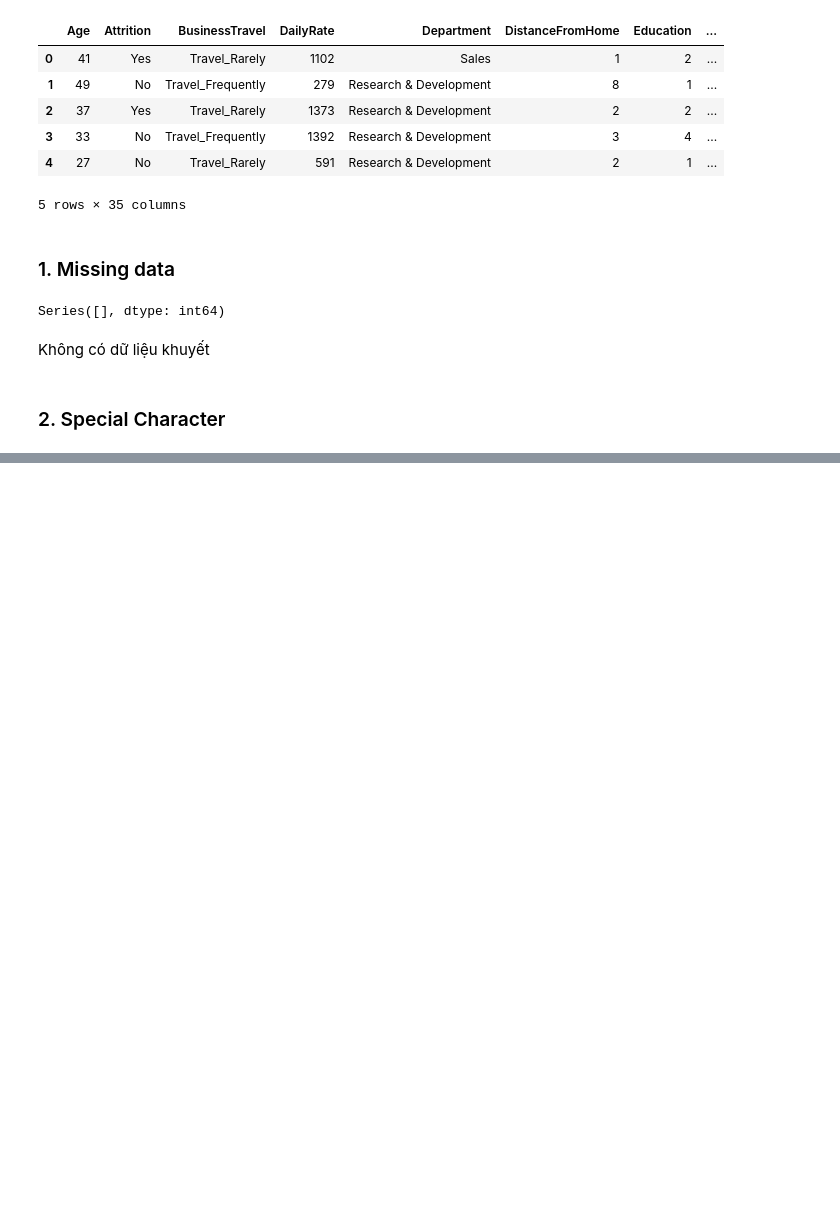
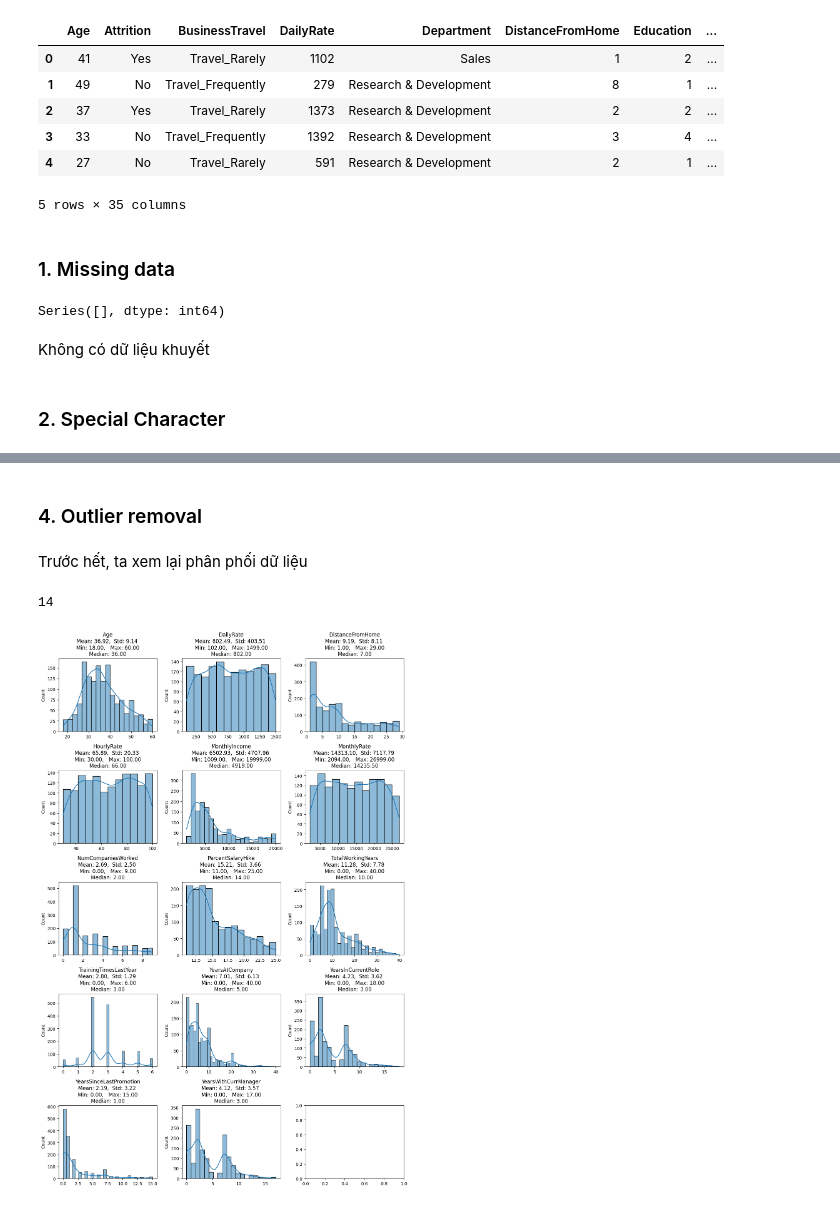
Before and after one commit to duong28022003/EmpAttrition, a Jupyter notebook: Preprocessing.ipynb, the cells around one changed output, grey strips where cells are left out. Saved outputs shown, nothing was run; the diff lists cells and outputs as text; code cells hidden in the pictures; blank space fills up the shorter version.

```diff
--- a/Preprocessing.ipynb
+++ b/Preprocessing.ipynb
@@ -40,0 +75,30 @@ Không có dữ liệu khuyết
+# %% [markdown]
+### 4. Outlier removal
+# %% [markdown]
+Trước hết, ta xem lại phân phối dữ liệu
+# %%
+distr_col = ['Age', 'DailyRate', 'DistanceFromHome','HourlyRate', 'MonthlyIncome',
+       'MonthlyRate', 'NumCompaniesWorked', 'PercentSalaryHike',
+       'TotalWorkingYears', 'TrainingTimesLastYear','YearsAtCompany', 'YearsInCurrentRole',
+       'YearsSinceLastPromotion', 'YearsWithCurrManager']
+
+len(distr_col)
+# %% [output]
+14
+# %%
+fig, axes = plt.subplots(nrows=5, ncols=3, figsize=(12, 18))
+
+for i, ax in enumerate(axes.flat):
+    if i < 14:
+        sns.histplot(data=df[distr_col[i]],
+                    kde=True, ax=ax)
+        ax.set_title(f'{distr_col[i]}\n'
+                    f'Mean: {df[distr_col[i]].mean():.2f},  Std: {df[distr_col[i]].std():.2f} \n'
+                    f'Min: {df[distr_col[i]].min():.2f},   Max: {df[distr_col[i]].max():.2f}\n'
+                    f'Median: {df[distr_col[i]].median():.2f}')
+        ax.set_xlabel('')
+
+plt.tight_layout()
+plt.show()
+# %% [output]
+[figure, added]
```
Also changed, not shown: parts of 44 cells of this notebook, 1 other file.
